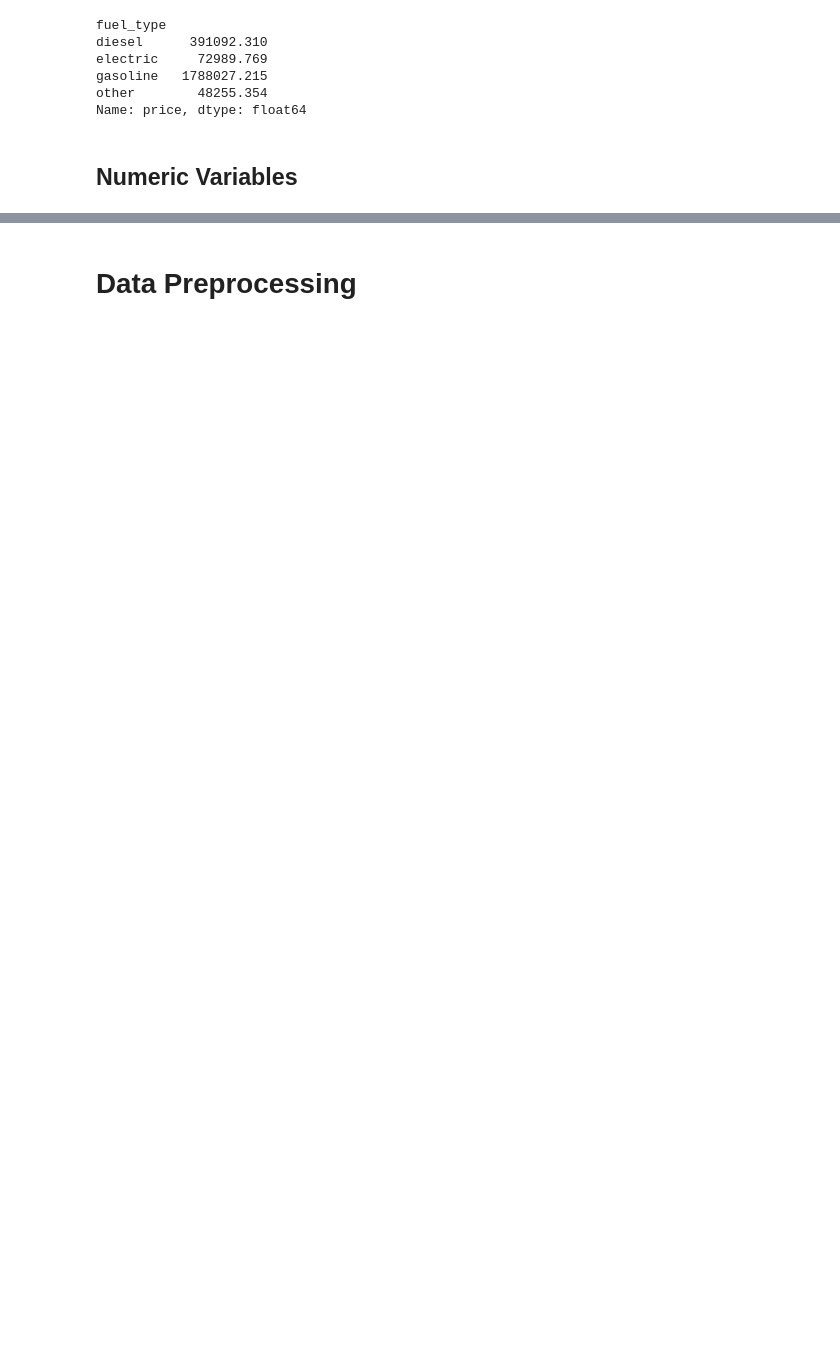
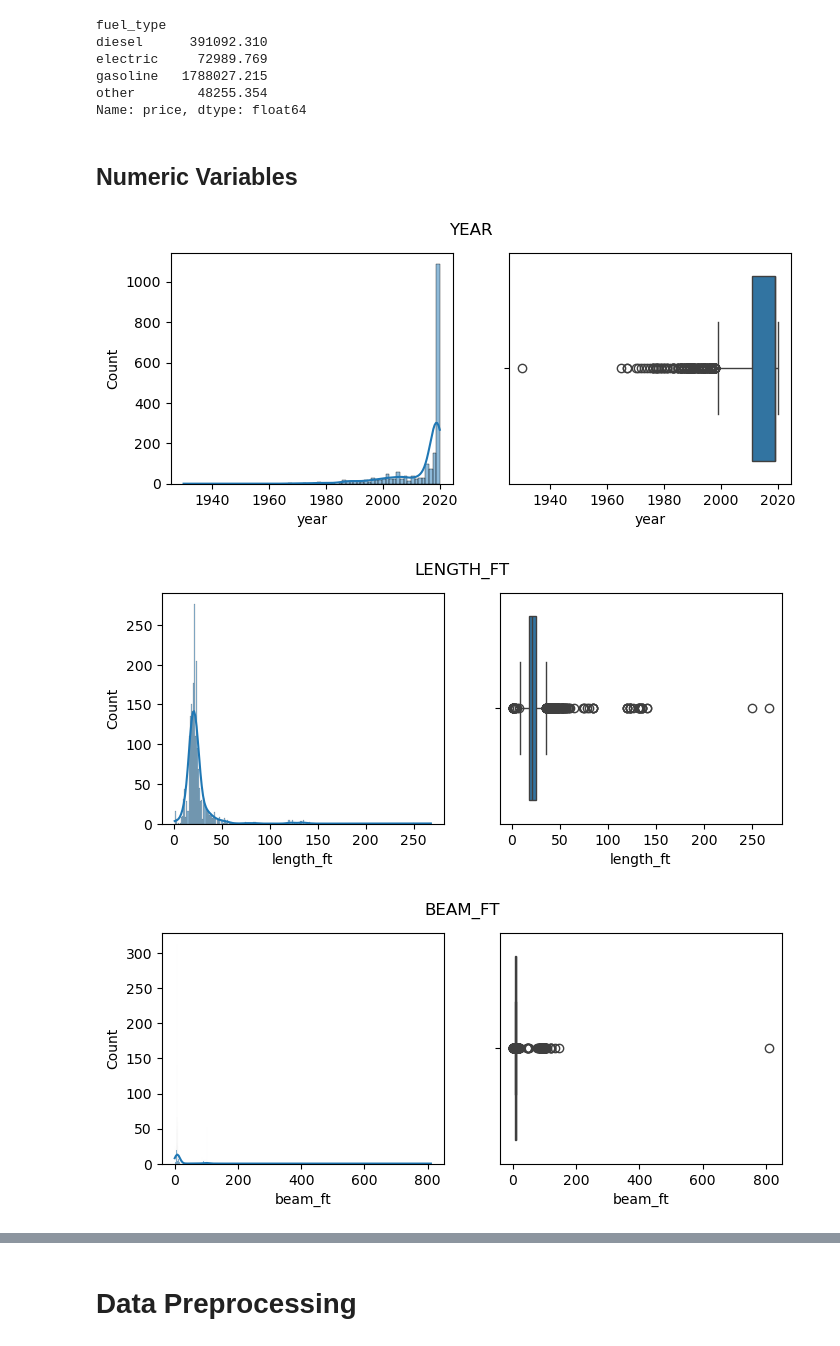
Before and after one commit to canemirhan/dockerized-boat-predictor, a Jupyter notebook: notebook.ipynb, the cells around one changed output, grey strips where cells are left out. Cells and saved outputs as stored; diff of their text form; code cells hidden in the pictures; blank space fills up the shorter version.

```diff
--- a/notebook.ipynb
+++ b/notebook.ipynb
@@ -137,0 +148,11 @@ Name: price, dtype: float64
+# %%
+# Taking sample due to excessively high response time for plotting numeric variables on full dataset
+df_samp = df.sample(2000)
+# %%
+# Plotting numeric variables to observe their distributions and outliers
+for col in num_cols:
+    eda.num_summary(df_samp,col)
+# %% [output]
+[figure, added]
+[figure, added]
+[figure, added]
```
Also changed, not shown: parts of 69 cells of this notebook, 6 other files.
